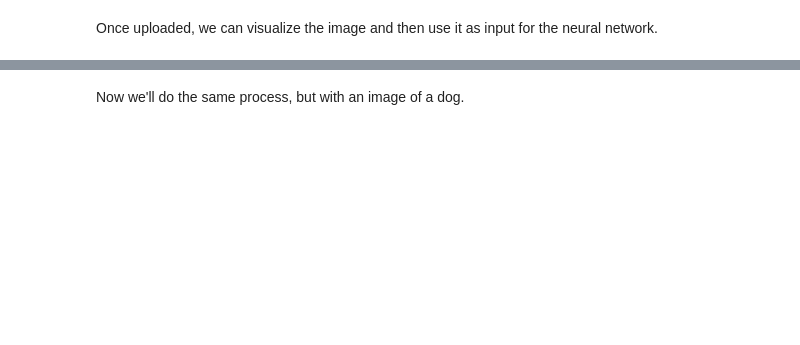
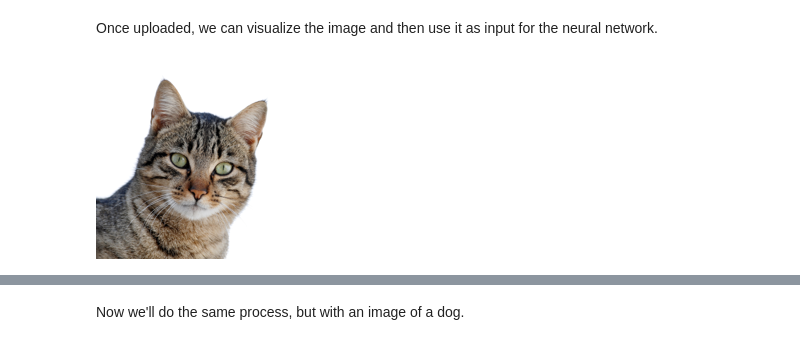
Before and after one commit to akaTsunemori/ai-studies, a Jupyter notebook: P5_Convolutional_Neural_Networks/P5_Convolutional_Neural_Networks.ipynb, the cells around one changed output, grey strips where cells are left out. Saved outputs shown, nothing was run; the diff lists cells and outputs as text; code cells hidden in the pictures; blank space fills up the shorter version.

```diff
--- a/P5_Convolutional_Neural_Networks/P5_Convolutional_Neural_Networks.ipynb
+++ b/P5_Convolutional_Neural_Networks/P5_Convolutional_Neural_Networks.ipynb
@@ -121,8 +150,10 @@ uploader1
 # %% [markdown]
 Once uploaded, we can visualize the image and then use it as input for the neural network.
 # %%
-img1 = fst.PILImage.create(uploader1.data[0])
+img1 = fst.PILImage.create(io.BytesIO(uploader1.value[0]["content"]))
 img1.to_thumb(200)
+# %% [output]
+[figure, added]
 # %%
 is_cat, _, probs = learn.predict(img1)
 print(f"Is this a cat?: {is_cat}.")
```
Also changed, not shown: parts of 27 cells of this notebook.
